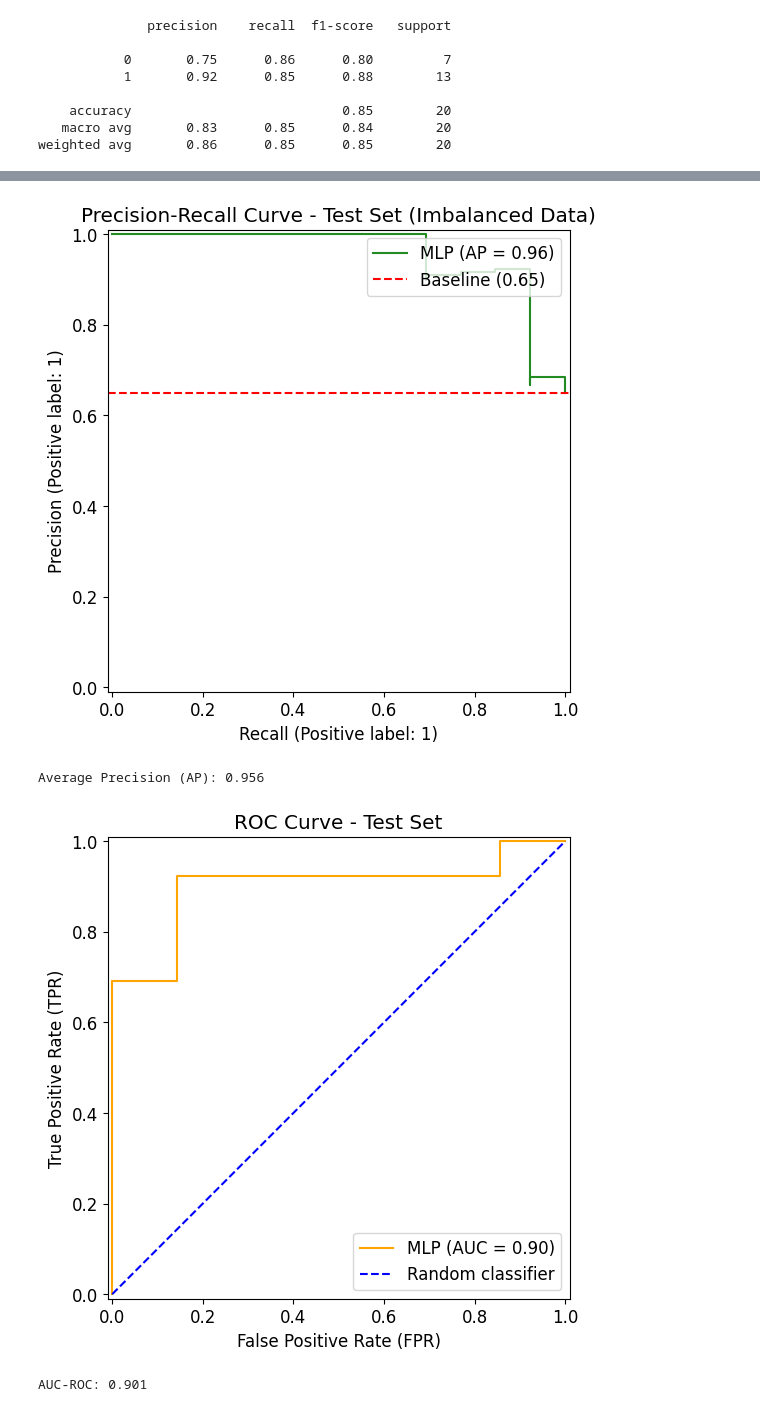
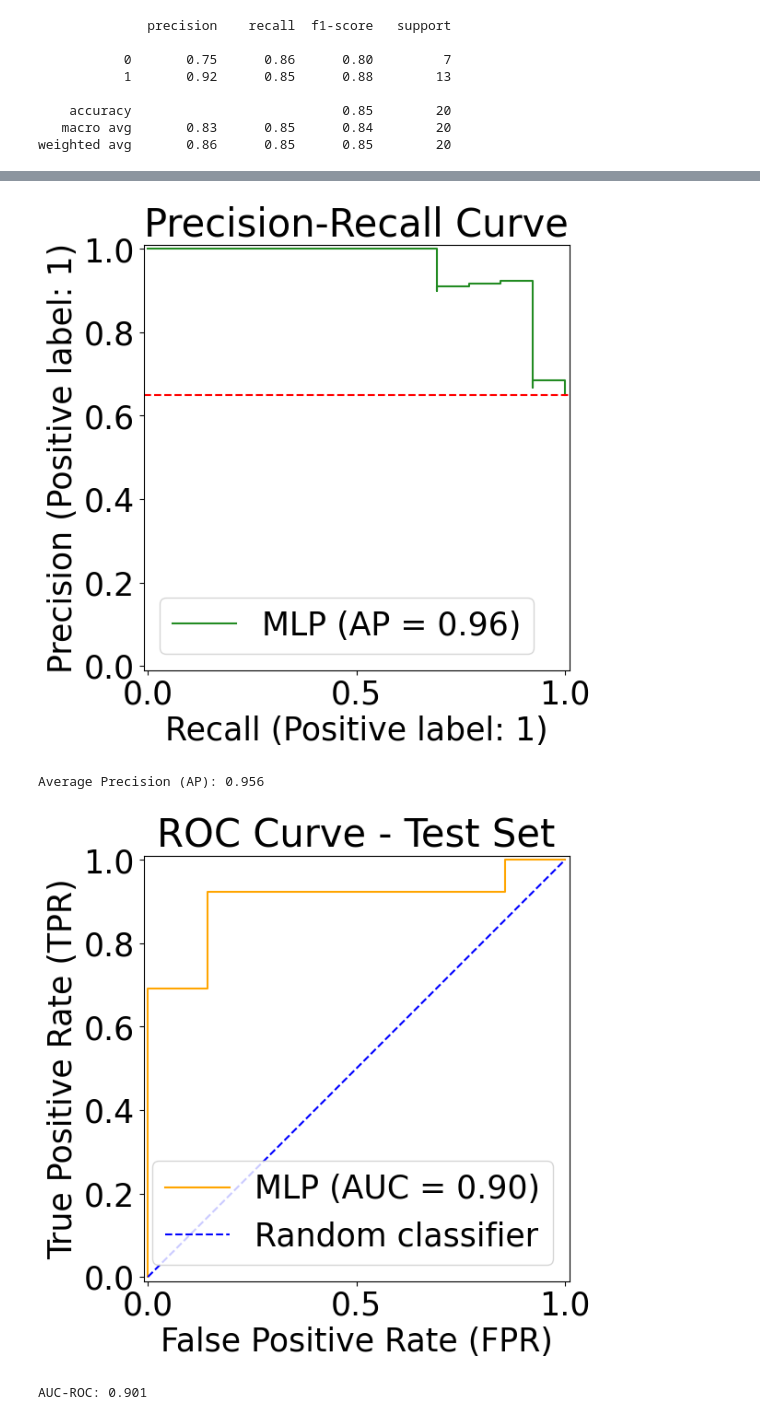
Before and after one commit to PabloCano1/TFG-Towards-Explainable-AI, a Jupyter notebook: code/05_classifiers/perplexity/02_gb_classifier_group_mean.ipynb, the cells around one changed output, grey strips where cells are left out. Drawn from its saved outputs; the diff is of its cells as text; code cells hidden in the pictures.

```diff
--- a/code/05_classifiers/perplexity/02_gb_classifier_group_mean.ipynb
+++ b/code/05_classifiers/perplexity/02_gb_classifier_group_mean.ipynb
@@ -2,8 +2,8 @@
 import pandas as pd
 import numpy as np
 import os
-path = os.path.dirname(os.path.dirname(os.getcwd()))
-data_dir = os.path.join(path, 'data')
+path = os.path.dirname(os.path.dirname(os.path.dirname(os.getcwd())))
+path = os.path.join(path, 'data')
 df_train = pd.read_csv(path+ '/train_text_with_perplexities.csv')
 df_val = pd.read_csv(path+ '/val_text_with_perplexities.csv')
 df_test = pd.read_csv(path+ '/test_text_with_perplexities.csv')
@@ -125,7 +125,7 @@ Train: 0.986, Val: 0.696
 # %%
 from sklearn.metrics import classification_report, confusion_matrix, ConfusionMatrixDisplay,PrecisionRecallDisplay, average_precision_score,RocCurveDisplay, roc_auc_score
 import matplotlib.pyplot as plt
-plt.rcParams.update({'font.size': 12})
+plt.rcParams.update({'font.size': 25})
 y_test_pred = pipe.predict(X_test)
 
 print(classification_report(y_test, y_test_pred))
@@ -175,37 +175,37 @@ PrecisionRecallDisplay.from_predictions(
 baseline = sum(y_test) / len(y_test)
 ax.axhline(baseline, linestyle="--", color="red", label=f"Baseline ({baseline:.2f})")
 
-ax.set_title("Precision-Recall Curve - Test Set (Imbalanced Data)")
-ax.legend(loc="upper right")
+ax.set_title("Precision-Recall Curve")
+# ax.legend(loc="upper right")
 plt.show()
 
 print(f"Average Precision (AP): {ap_score:.3f}")
 
 y_test_proba = pipe.predict_proba(X_test)[:, 1]
 
 roc_auc = roc_auc_score(y_test, y_test_proba)
 
 fig, ax = plt.subplots(figsize=(8, 6))
 
 RocCurveDisplay.from_predictions(
     y_test,
     y_test_proba,
     name=f"MLP",
     ax=ax,
     color="orange",
 )
 
 ax.plot([0, 1], [0, 1], linestyle="--", color="blue", label="Random classifier")
 
 ax.set_title("ROC Curve - Test Set")
 ax.set_xlabel("False Positive Rate (FPR)")
 ax.set_ylabel("True Positive Rate (TPR)")
 ax.legend(loc="lower right")
 plt.show()
 
 print(f"AUC-ROC: {roc_auc:.3f}")
 # %% [output]
-[figure, old version]
+[figure, new version]
 Average Precision (AP): 0.956
-[figure, old version]
+[figure, new version]
 AUC-ROC: 0.901
```
Also changed, not shown: parts of 1 cell of this notebook, 29 other files.
